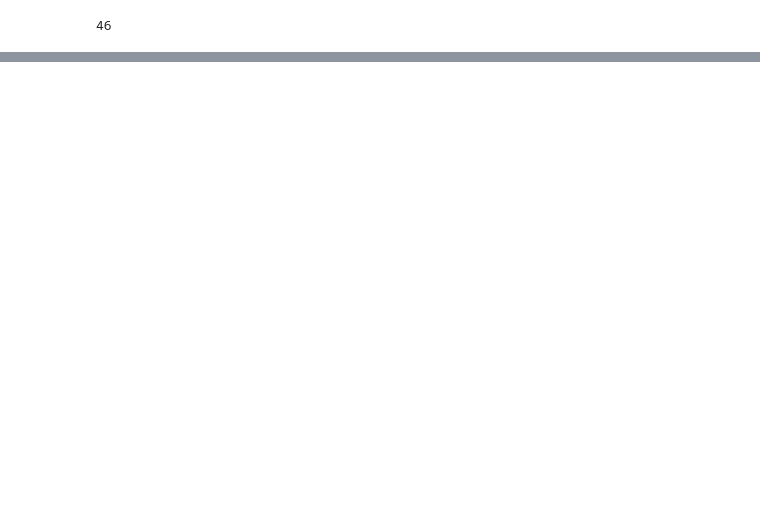
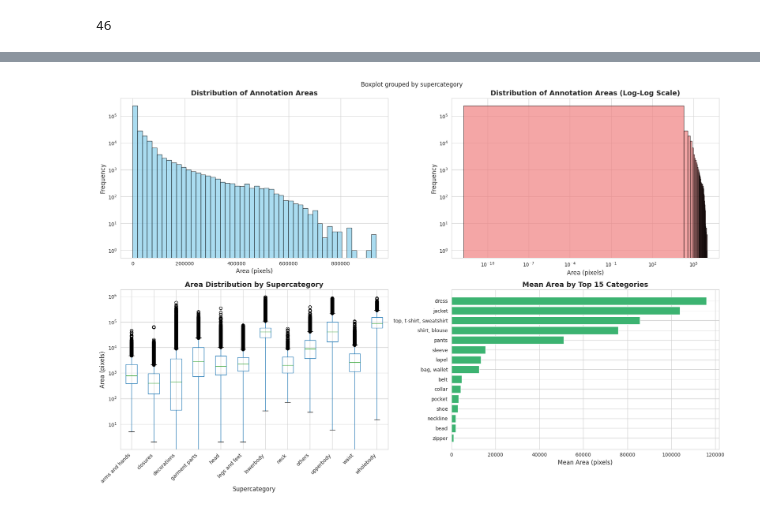
Before and after one commit to EzzatEsam/ComputerVisionTasks, a Jupyter notebook: cloth-seg/notebook.ipynb, the cells around one changed output, grey strips where cells are left out. Saved outputs shown, nothing was run; the diff lists cells and outputs as text; code cells hidden in the pictures; blank space fills up the shorter version.

```diff
--- a/cloth-seg/notebook.ipynb
+++ b/cloth-seg/notebook.ipynb
@@ -62,0 +142,42 @@ set([cat["supercategory"] for cat in fj["categories"]])
+# %%
+# 2. Annotation area statistics
+annotation_df['area'] = annotation_df['area'].astype(float)
+
+fig, axes = plt.subplots(2, 2, figsize=(18, 12))
+
+# Area distribution (histogram)
+axes[0, 0].hist(annotation_df['area'], bins=50, color='skyblue', edgecolor='black', alpha=0.7)
+axes[0, 0].set_xlabel('Area (pixels)', fontsize=12)
+axes[0, 0].set_ylabel('Frequency', fontsize=12)
+axes[0, 0].set_title('Distribution of Annotation Areas', fontsize=14, fontweight='bold')
+axes[0, 0].set_yscale('log')
+
+# Area distribution (log scale)
+axes[0, 1].hist(annotation_df['area'], bins=50, color='lightcoral', edgecolor='black', alpha=0.7)
+axes[0, 1].set_xlabel('Area (pixels)', fontsize=12)
+axes[0, 1].set_ylabel('Frequency', fontsize=12)
+axes[0, 1].set_title('Distribution of Annotation Areas (Log-Log Scale)', fontsize=14, fontweight='bold')
+axes[0, 1].set_xscale('log')
+axes[0, 1].set_yscale('log')
+
+# Box plot of area by supercategory
+annotation_df.boxplot(column='area', by='supercategory', ax=axes[1, 0])
+axes[1, 0].set_xlabel('Supercategory', fontsize=12)
+axes[1, 0].set_ylabel('Area (pixels)', fontsize=12)
+axes[1, 0].set_title('Area Distribution by Supercategory', fontsize=14, fontweight='bold')
+axes[1, 0].set_yscale('log')
+plt.sca(axes[1, 0])
+plt.xticks(rotation=45, ha='right')
+
+# Mean area by top categories
+top_cats = annotation_df['category_name'].value_counts().head(15).index
+mean_area_by_cat = annotation_df[annotation_df['category_name'].isin(top_cats)].groupby('category_name')['area'].mean().sort_values(ascending=False)
+axes[1, 1].barh(mean_area_by_cat.index, mean_area_by_cat.values, color='mediumseagreen')
+axes[1, 1].set_xlabel('Mean Area (pixels)', fontsize=12)
+axes[1, 1].set_title('Mean Area by Top 15 Categories', fontsize=14, fontweight='bold')
+axes[1, 1].invert_yaxis()
+
+plt.tight_layout()
+plt.show()
+# %% [output]
+[figure, added]
```
Also changed, not shown: parts of 13 cells of this notebook.
